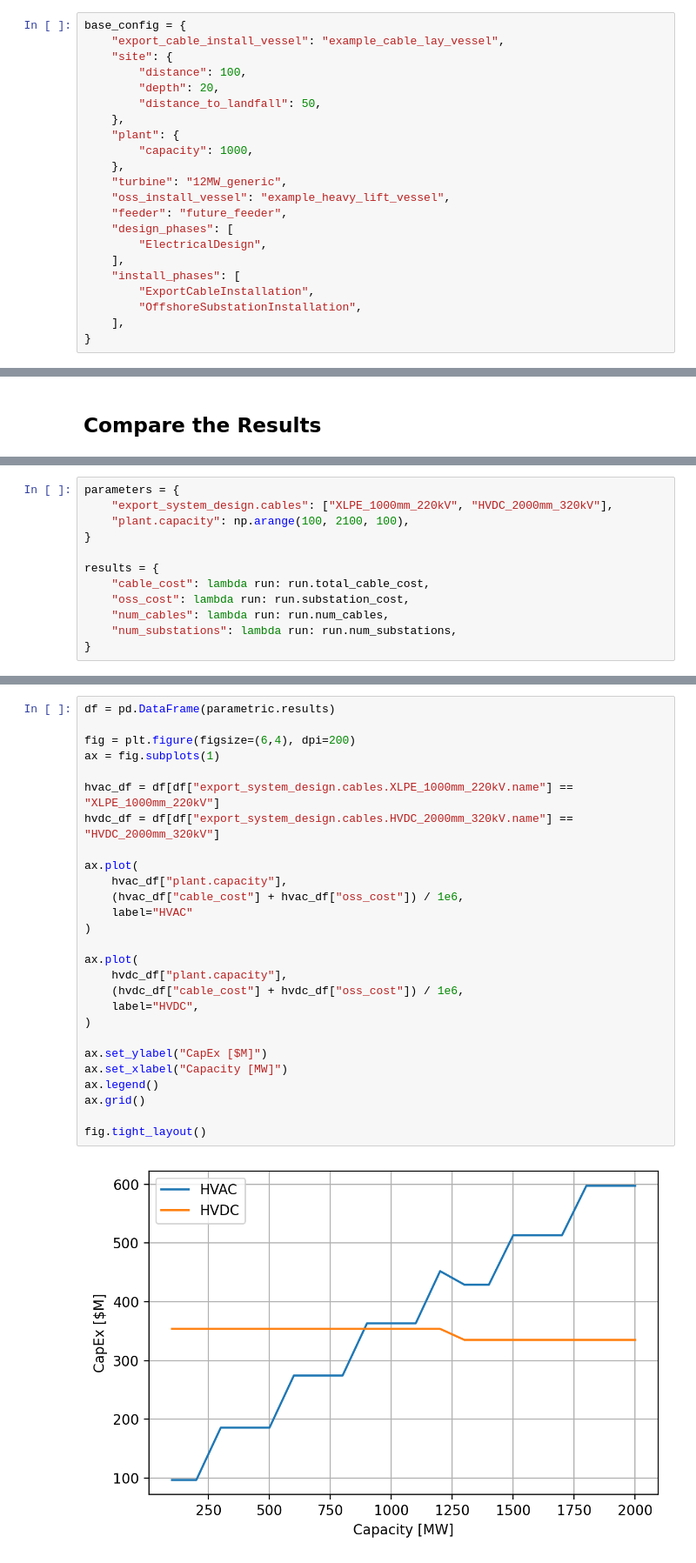
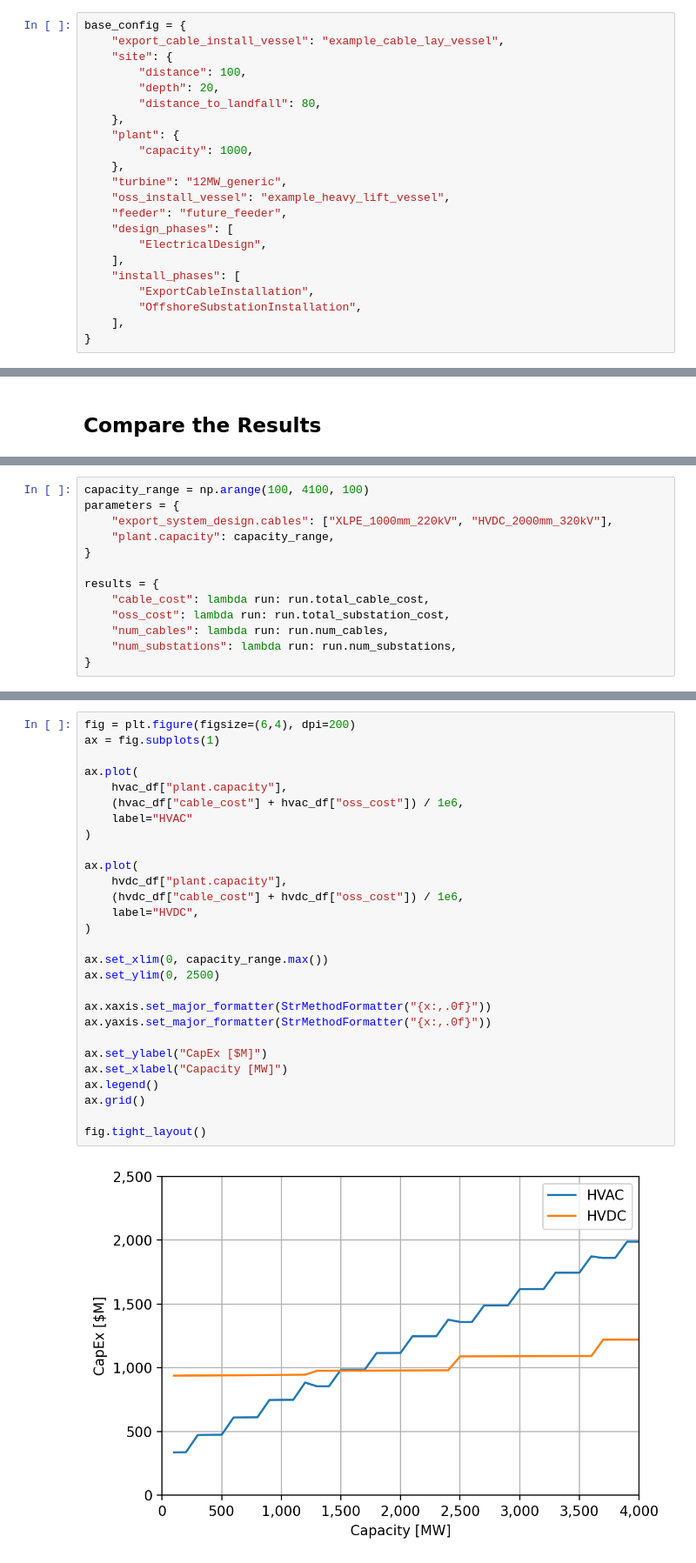
Before and after one commit to NLRWindSystems/ORBIT, a Jupyter notebook: examples/export_cable_system.ipynb, the cells around one changed output, grey strips where cells are left out. Shown at 87% size. Saved outputs shown, nothing was run; the diff lists cells and outputs as text.

```diff
--- a/examples/export_cable_system.ipynb
+++ b/examples/export_cable_system.ipynb
@@ -31,7 +32,7 @@ base_config = {
     "site": {
         "distance": 100,
         "depth": 20,
-        "distance_to_landfall": 50,
+        "distance_to_landfall": 80,
     },
     "plant": {
         "capacity": 1000,
@@ -111,12 +112,13 @@ the `ParametricManager` and sweep each cable for a range of plant capacities.
 # %%
+capacity_range = np.arange(100, 4100, 100)
 parameters = {
     "export_system_design.cables": ["XLPE_1000mm_220kV", "HVDC_2000mm_320kV"],
-    "plant.capacity": np.arange(100, 2100, 100),
+    "plant.capacity": capacity_range,
 }
 
 results = {
     "cable_cost": lambda run: run.total_cable_cost,
-    "oss_cost": lambda run: run.substation_cost,
+    "oss_cost": lambda run: run.total_substation_cost,
     "num_cables": lambda run: run.num_cables,
     "num_substations": lambda run: run.num_substations,
 }
@@ -134,29 +143,30 @@ cost effective.
 # %%
-df = pd.DataFrame(parametric.results)
-
 fig = plt.figure(figsize=(6,4), dpi=200)
 ax = fig.subplots(1)
-
-hvac_df = df[df["export_system_design.cables.XLPE_1000mm_220kV.name"] == "XLPE_1000mm_220kV"]
-hvdc_df = df[df["export_system_design.cables.HVDC_2000mm_320kV.name"] == "HVDC_2000mm_320kV"]
 
 ax.plot(
     hvac_df["plant.capacity"],
     (hvac_df["cable_cost"] + hvac_df["oss_cost"]) / 1e6,
     label="HVAC"
 )
 
 ax.plot(
     hvdc_df["plant.capacity"],
     (hvdc_df["cable_cost"] + hvdc_df["oss_cost"]) / 1e6,
     label="HVDC",
 )
 
+ax.set_xlim(0, capacity_range.max())
+ax.set_ylim(0, 2500)
+
+ax.xaxis.set_major_formatter(StrMethodFormatter("{x:,.0f}"))
+ax.yaxis.set_major_formatter(StrMethodFormatter("{x:,.0f}"))
+
 ax.set_ylabel("CapEx [$M]")
 ax.set_xlabel("Capacity [MW]")
 ax.legend()
 ax.grid()
 
 fig.tight_layout()
 # %% [output]
-[figure, old version]
+[figure, new version]
```
Also changed, not shown: parts of 9 cells of this notebook, 9 other files.
